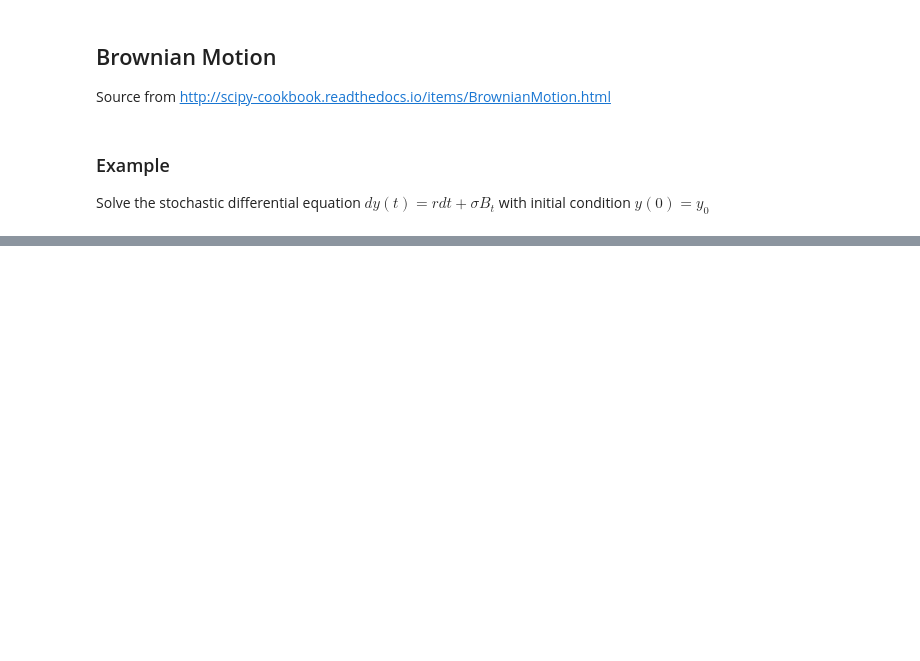
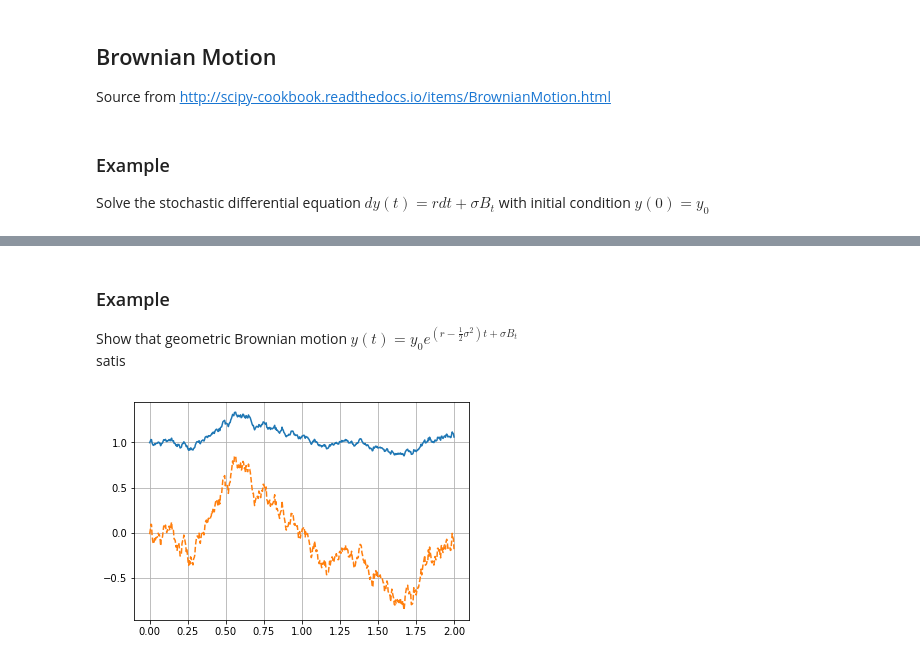
Before and after one commit to Jim00000/Numerical-Analysis, a Jupyter notebook: 9_Random_Numbers_And_Applications.ipynb, the cells around one changed output, grey strips where cells are left out. Cells and saved outputs as stored; diff of their text form; code cells hidden in the pictures; blank space fills up the shorter version.

```diff
--- a/9_Random_Numbers_And_Applications.ipynb
+++ b/9_Random_Numbers_And_Applications.ipynb
@@ -577,0 +582,25 @@ plt.plot(X / dt, Y / dt, color='black')
+# %% [markdown]
+### Example
+
+Show that geometric Brownian motion $y(t) = y_0e^{(r-\frac{1}{2}\sigma^2)t+\sigma B_t}$ <br>
+satis
+# %%
+N = 500
+xlim = 2.0
+r = 0.1
+sigma = 0.3
+delta = 0.1
+dt = 0.2
+y0 = 1
+X = np.linspace(0, xlim, N)
+
+# For Brownian motion
+B = brownian(0, N, dt, delta)
+
+# Process
+Y = y0 * np.exp((r - 0.5 * pow(sigma, 2)) * X + sigma * B)
+plt.plot(X, Y)
+plt.plot(X, B, linestyle = '--')
+plt.grid(True)
+# %% [output]
+[figure, added]
```
Also changed, not shown: parts of 2 cells of this notebook.
